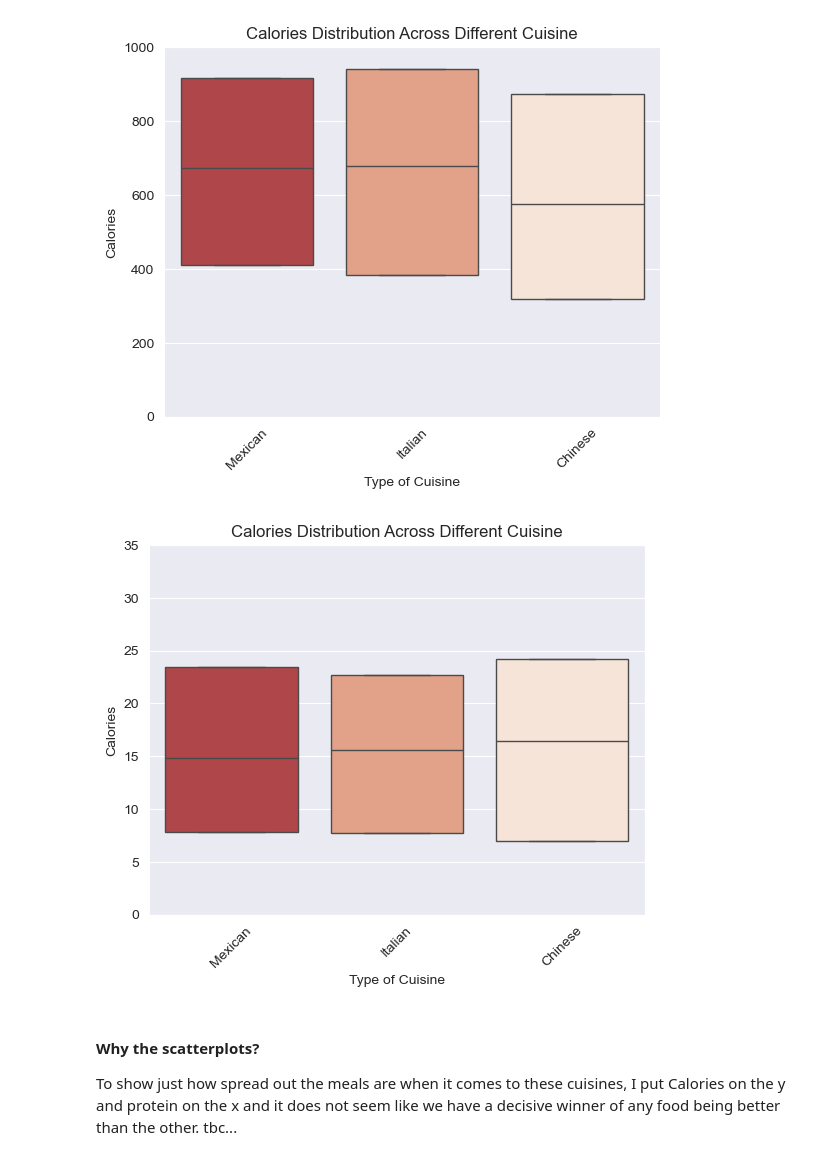
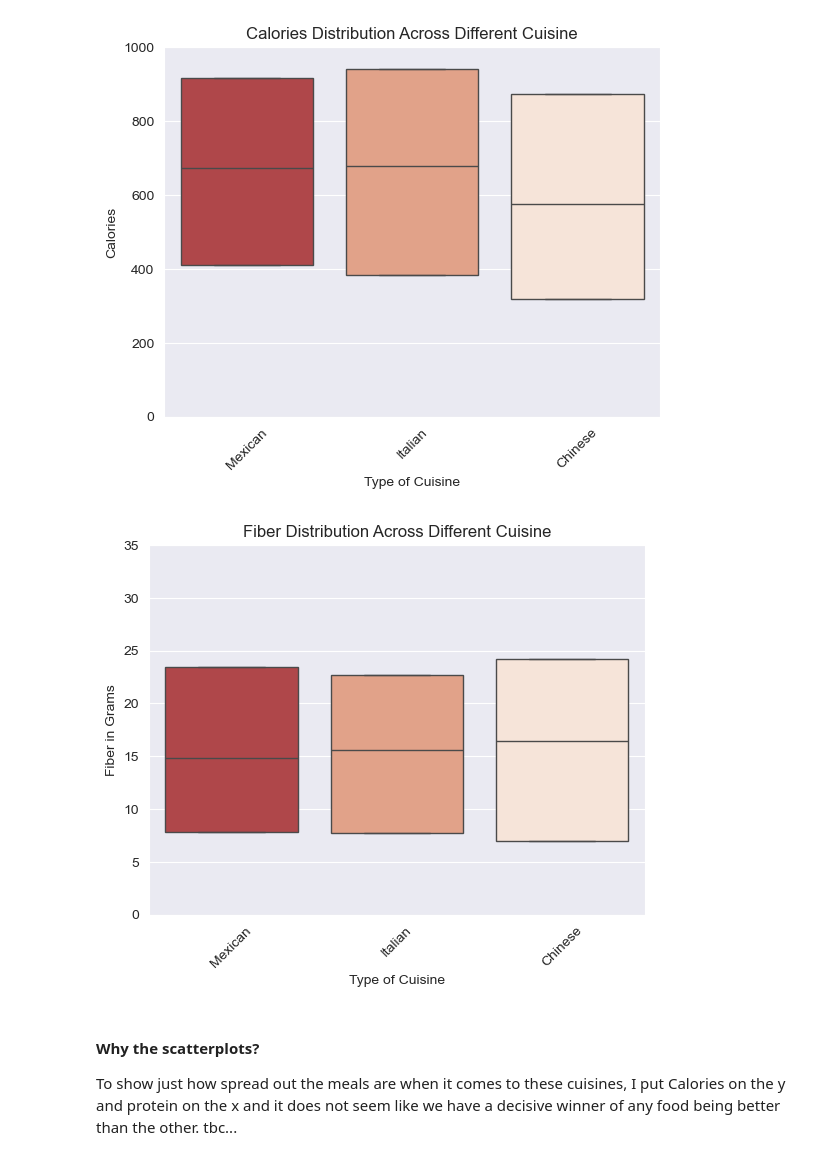
Before and after one commit to armandohdzc/Portfolio, a Jupyter notebook: project1/p1_VisualNarrativesWithCode.ipynb, the cells around one changed output. Drawn from its saved outputs; the diff is of its cells as text; code cells hidden in the pictures.

Commit message:
Start article and fix some labels on visuals

```diff
--- a/project1/p1_VisualNarrativesWithCode.ipynb
+++ b/project1/p1_VisualNarrativesWithCode.ipynb
@@ -42,12 +42,12 @@ plt.show()
 # %%
 c = sns.boxplot(x = "cuisine", y = "fiber_g", data = filtered,whis = [25,75], showfliers = False, hue = "cuisine")
 plt.xticks(rotation = 45)
-c.set_title("Calories Distribution Across Different Cuisine")
-c.set(xlabel = "Type of Cuisine", ylabel = "Calories")
+c.set_title("Fiber Distribution Across Different Cuisine")
+c.set(xlabel = "Type of Cuisine", ylabel = "Fiber in Grams")
 plt.ylim(0,35)
 plt.show()
 # %% [output]
-[figure, old version]
+[figure, new version]
 # %% [markdown]
 #### Why the scatterplots?
 To show just how spread out the meals are when it comes to these cuisines, I put Calories on the y and protein on the x and it does not seem like we have a decisive winner of any food being better than the other. tbc...
```
Also changed, not shown: 1 other file.
